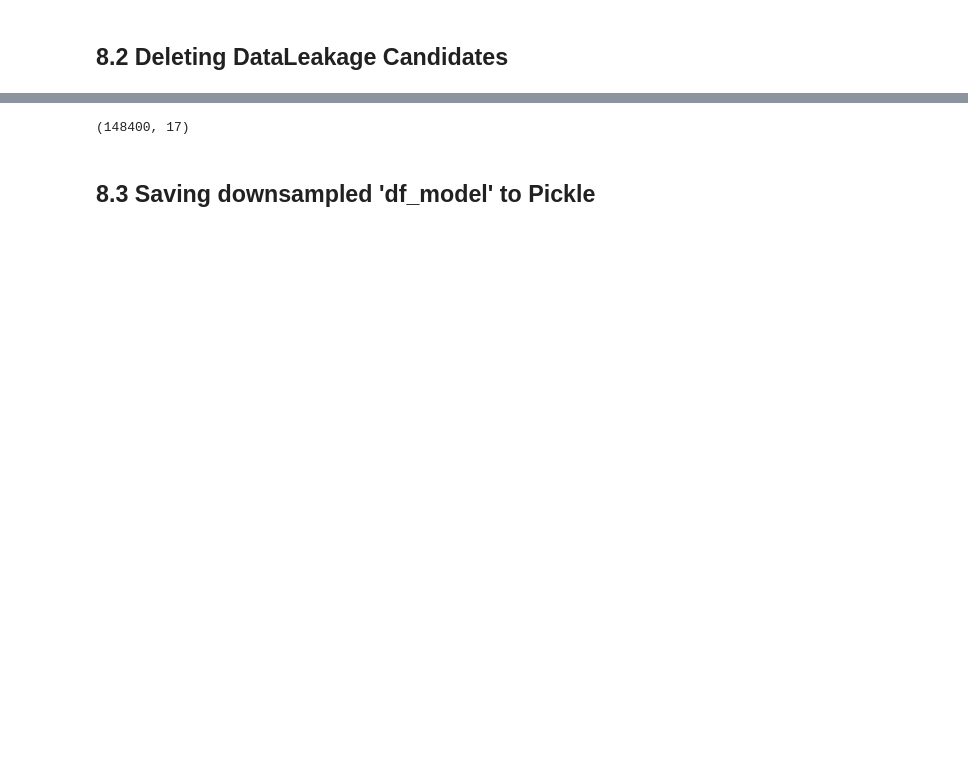
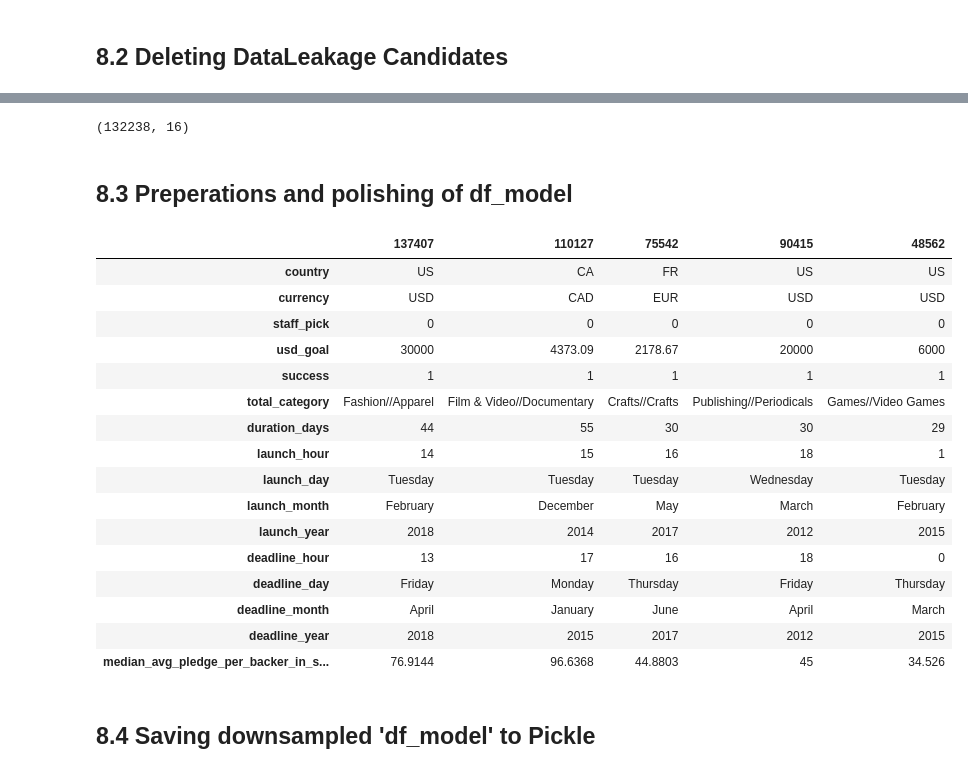
Before and after one commit to JonJae/Classification_CampaignSuccess, a Jupyter notebook: SuccessPrediction_EDA.ipynb, the cells around one changed output, grey strips where cells are left out. Saved outputs shown, nothing was run; the diff lists cells and outputs as text; code cells hidden in the pictures; blank space fills up the shorter version.

```diff
--- a/SuccessPrediction_EDA.ipynb
+++ b/SuccessPrediction_EDA.ipynb
@@ -1124,11 +1163,45 @@ df_model.shape
 # %%
 df_model.drop('backers_count', axis=1, inplace=True) #--> a) most likely not known by client and b) high risk of data leakage
 df_model.drop('usd_pledged', axis=1, inplace=True) #--> high risk of data leakage since usd_pledget < usd_goal = failed
+df_model.drop('avg_pledge_per_backer_at_project', axis=1, inplace=True) # Data Leakage in avg_pledge_per_backer, logic: this value can not be known beforehand
 df_model.shape
 # %% [output]
-(148400, 17)
+(132238, 16)
+# %% [markdown]
+## 8.3 Preperations and polishing of df_model
+# %%
+#turning timestamp-delta into int for `duration_days`
+df_model['duration_days'] = df_model['duration_days'].dt.days
+# %%
+#total_cat: type = obj --> type = category
+df_model['total_category'] = df_model['total_category'].astype('category')
+# %%
+#transforming ints that are classified as category to ints
+lst = ['staff_pick', 'duration_days', 'launch_hour', 'launch_year', 'deadline_hour', 'deadline_year']
+for feature in lst:
+    df_model[feature] = df_model[feature].astype('int')
+# %%
+df_model.head().T
+# %% [output]
+|  | 137407 | 110127 | 75542 | 90415 | 48562 |
+| country | US | CA | FR | US | US |
+| currency | USD | CAD | EUR | USD | USD |
+| staff_pick | 0 | 0 | 0 | 0 | 0 |
+| usd_goal | 30000 | 4373.09 | 2178.67 | 20000 | 6000 |
+| success | 1 | 1 | 1 | 1 | 1 |
+| total_category | Fashion//Apparel | Film & Video//Documentary | Crafts//Crafts | Publishing//Periodicals | Games//Video Games |
+| duration_days | 44 | 55 | 30 | 30 | 29 |
+| launch_hour | 14 | 15 | 16 | 18 | 1 |
+| launch_day | Tuesday | Tuesday | Tuesday | Wednesday | Tuesday |
+| launch_month | February | December | May | March | February |
+| launch_year | 2018 | 2014 | 2017 | 2012 | 2015 |
+| deadline_hour | 13 | 17 | 16 | 18 | 0 |
+| deadline_day | Friday | Monday | Thursday | Friday | Thursday |
+| deadline_month | April | January | June | April | March |
+| deadline_year | 2018 | 2015 | 2017 | 2012 | 2015 |
+| median_avg_pledge_per_backer_in_s... | 76.9144 | 96.6368 | 44.8803 | 45 | 34.526 |
 # %% [markdown]
-## 8.3 Saving downsampled 'df_model' to Pickle
+## 8.4 Saving downsampled 'df_model' to Pickle
 # %%
 savepath = 'df_model.pkl'
 df_model.to_pickle(savepath)
```
Also changed, not shown: parts of 59 cells of this notebook, 11 other files.
